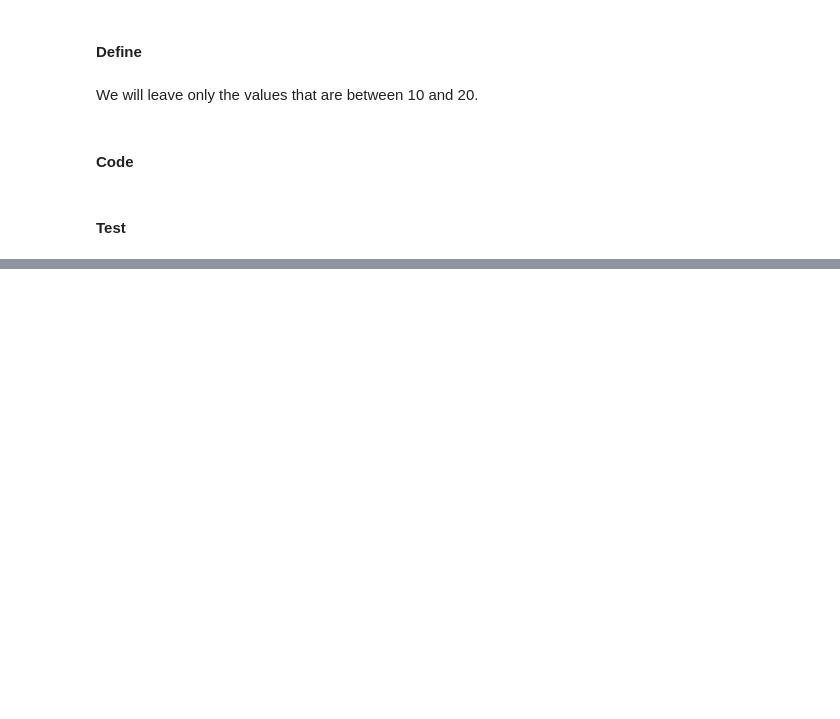
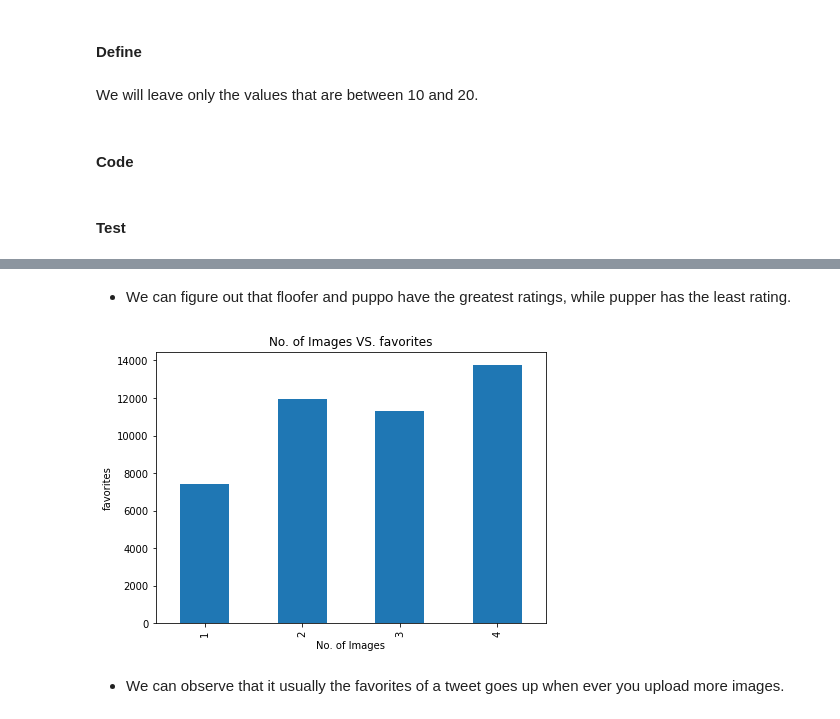
Before and after one commit to Faisal-AlDhuwayhi/Wrangle-and-Analyze-Data, a Jupyter notebook: wrangle_act.ipynb, the cells around one changed output, grey strips where cells are left out. Saved outputs shown, nothing was run; the diff lists cells and outputs as text; code cells hidden in the pictures; blank space fills up the shorter version.

```diff
--- a/wrangle_act.ipynb
+++ b/wrangle_act.ipynb
@@ -827,0 +871,12 @@ pd.scater()
+# %% [markdown]
+- We can figure out that floofer and puppo have the greatest ratings, while pupper has the least rating.
+# %%
+favorite_img_num = df.groupby(['img_num']).mean()['favorite_count']
+favorite_img_num.plot(kind='bar', figsize=(7,5));
+plt.title('No. of Images VS. favorites')
+plt.xlabel('No. of Images')
+plt.ylabel('favorites');
+# %% [output]
+[figure, added]
+# %% [markdown]
+- We can observe that it usually the favorites of a tweet goes up when ever you upload more images.
```
Also changed, not shown: parts of 18 cells of this notebook, 1 other file.
